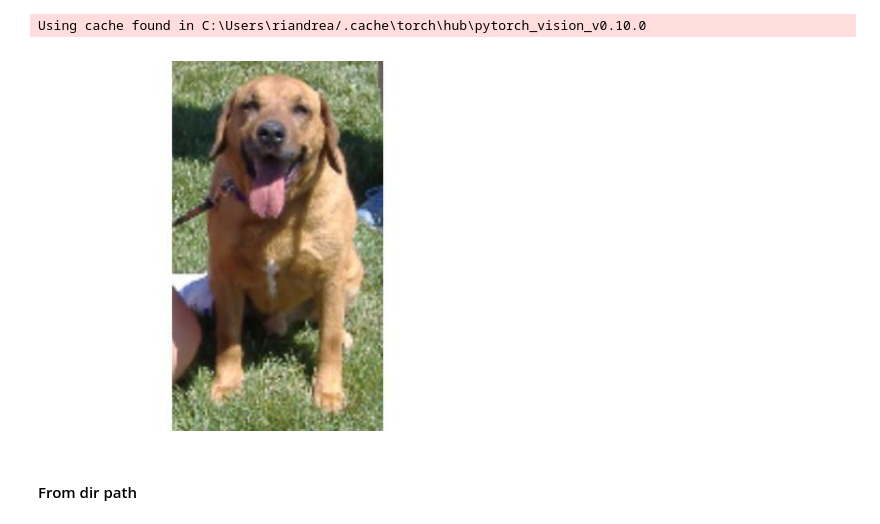
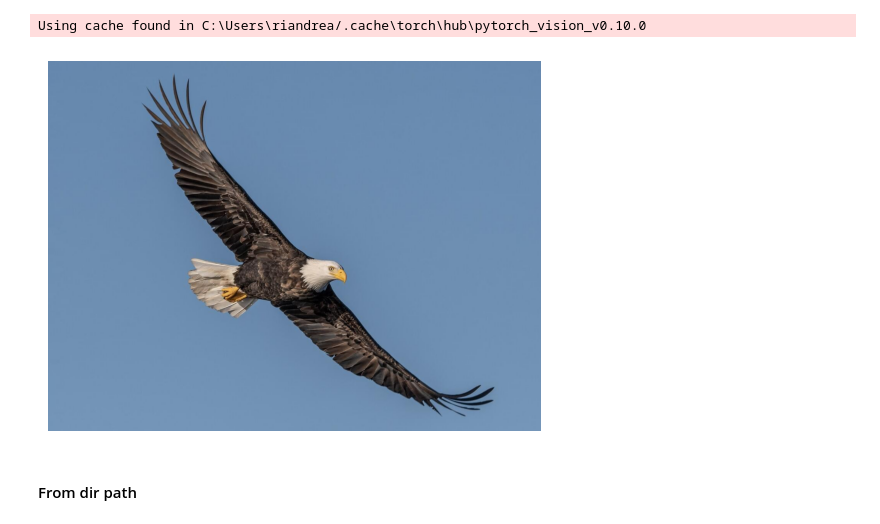
Before and after one commit to RiccardoDAndrea/SceneDetect, a Jupyter notebook: analyse_v2.ipynb, the cells around one changed output. Drawn from its saved outputs; the diff is of its cells as text; code cells hidden in the pictures.

```diff
--- a/analyse_v2.ipynb
+++ b/analyse_v2.ipynb
@@ -667,17 +669,17 @@ model = torch.hub.load('pytorch/vision:v0.10.0', 'squeezenet1_0', pretrained=Tru
 Using cache found in C:\Users\riandrea/.cache\torch\hub\pytorch_vision_v0.10.0
 # %%
 from PIL import Image
-image_path = r"cats_and_dogs_small\test\dogs\1501.jpg"
+image_path = r"306062281-1280px.jpg"
 
 # Bild auf die gewünschte Eingabegröße skalieren unsere Modell nimmt 180 x 180 x3
-img = Image.open(r"cats_and_dogs_small\test\dogs\1501.jpg")
+img = Image.open(r"306062281-1280px.jpg")
 
 # Bild anzeigen
 plt.imshow(img)
 plt.axis("off")
 plt.show()
 # %% [output]
-[figure, old version]
+[figure, new version]
 # %% [markdown]
 #### From dir path
 # %%
```
Also changed, not shown: parts of 9 cells of this notebook.
